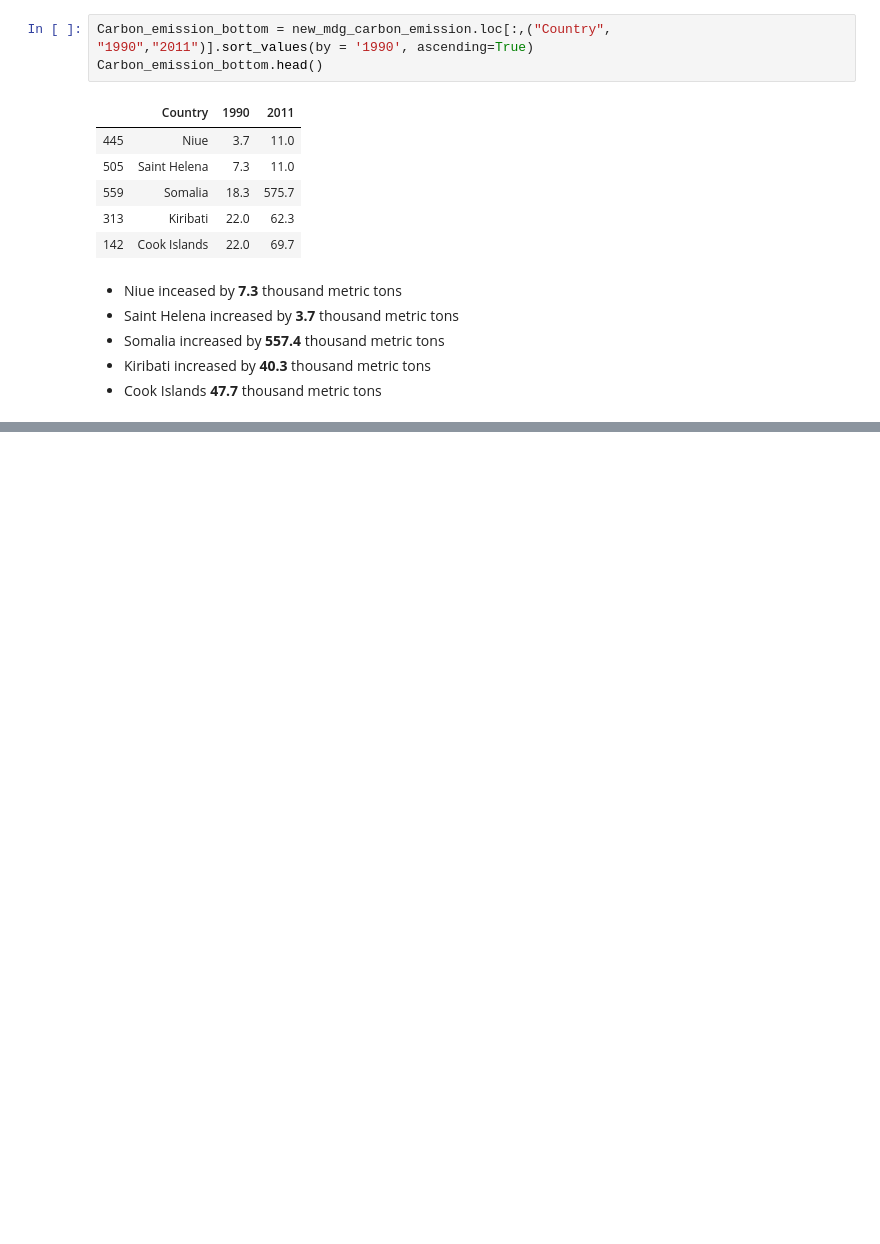
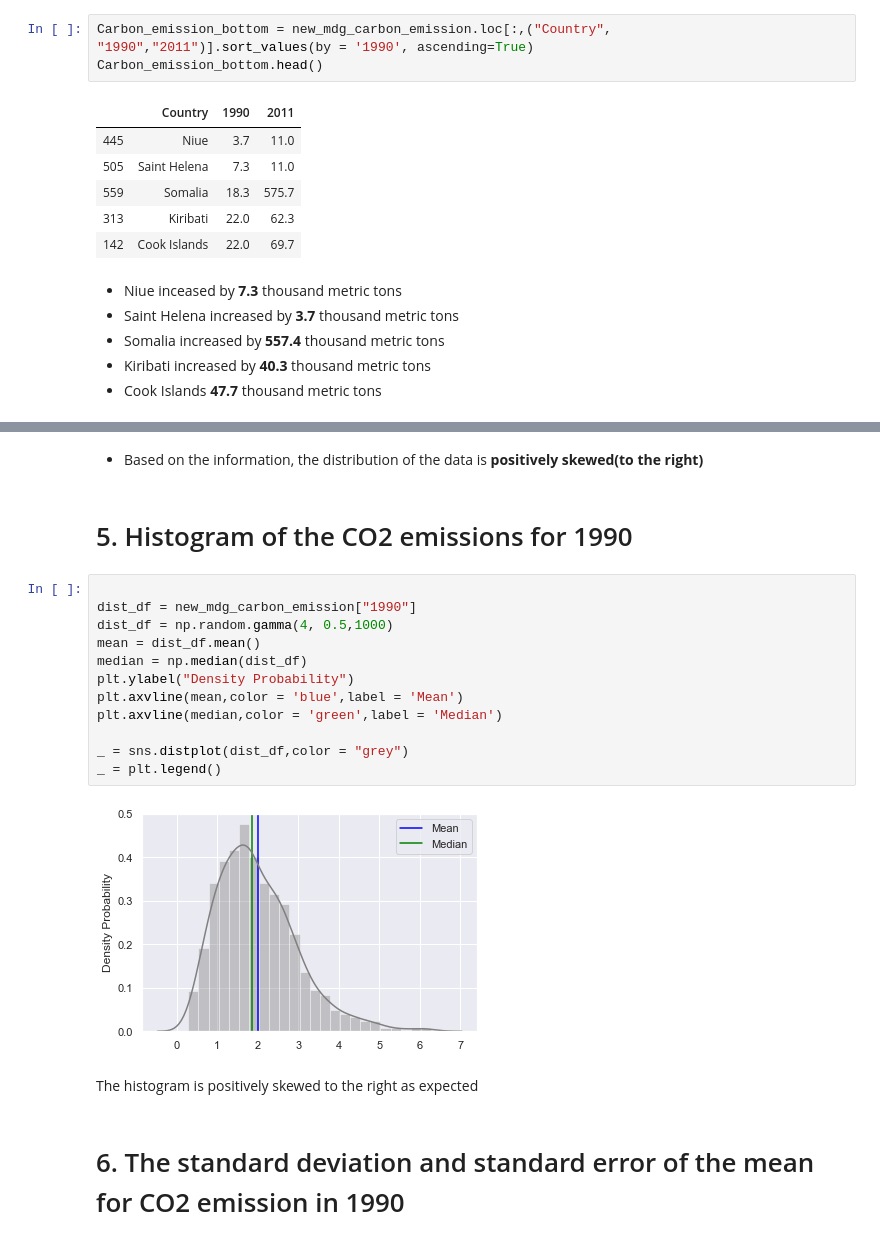
Before and after one commit to KhomotsoT/statistical-thinking, a Jupyter notebook: Statistical-thinking.ipynb, the cells around one changed output, grey strips where cells are left out. Drawn from its saved outputs; the diff is of its cells as text; blank space fills up the shorter version.

```diff
--- a/Statistical-thinking.ipynb
+++ b/Statistical-thinking.ipynb
@@ -432,0 +464,22 @@ Carbon_emission_bottom.head()
+# %% [markdown]
+* Based on the information, the distribution of the data is **positively skewed(to the right)**
+# %% [markdown]
+# 5.  Histogram of the CO2 emissions for 1990
+# %%
+
+dist_df = new_mdg_carbon_emission["1990"]
+dist_df = np.random.gamma(4, 0.5,1000)
+mean = dist_df.mean()
+median = np.median(dist_df)
+plt.ylabel("Density Probability")
+plt.axvline(mean,color = 'blue',label = 'Mean')
+plt.axvline(median,color = 'green',label = 'Median')
+
+_ = sns.distplot(dist_df,color = "grey")
+_ = plt.legend()
+# %% [output]
+[figure, added]
+# %% [markdown]
+The histogram is positively skewed to the right as expected
+# %% [markdown]
+# 6. The standard deviation and standard error of the mean for CO2 emission in 1990
```
Also changed, not shown: parts of 22 cells of this notebook.
